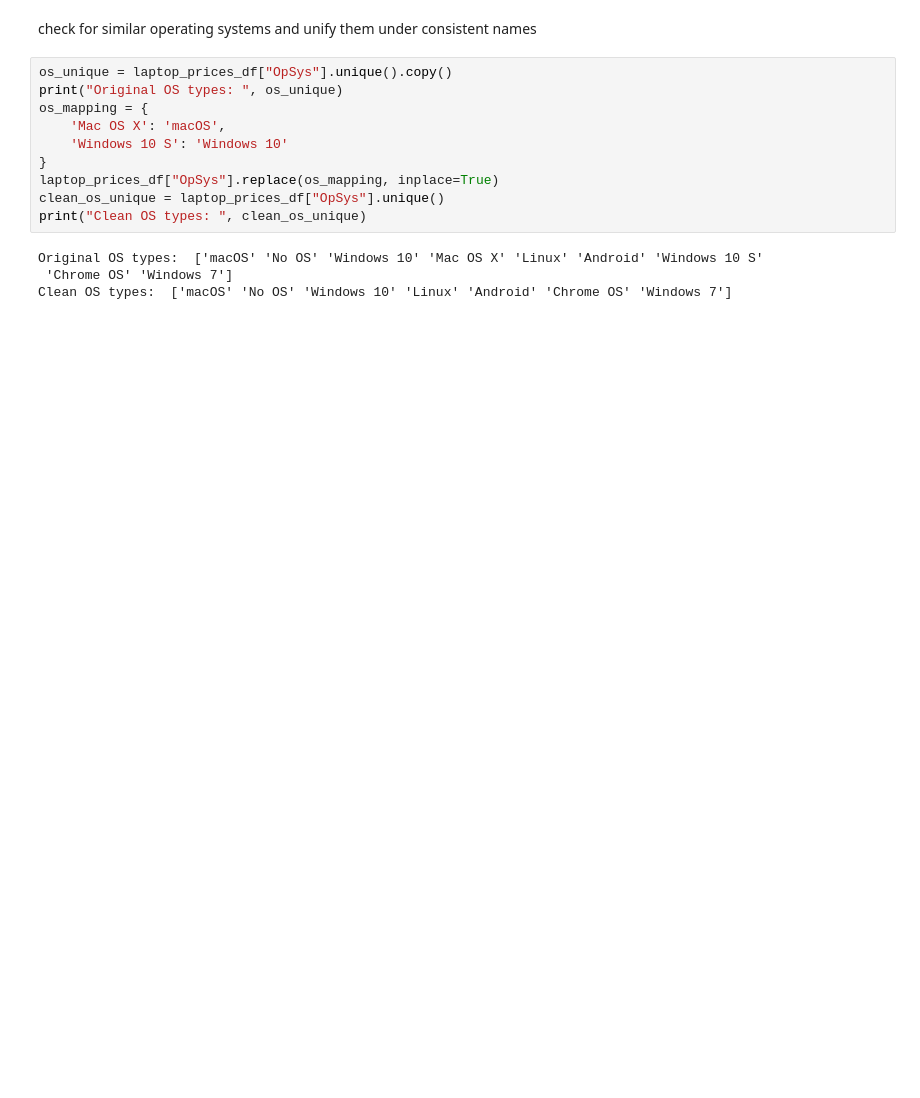
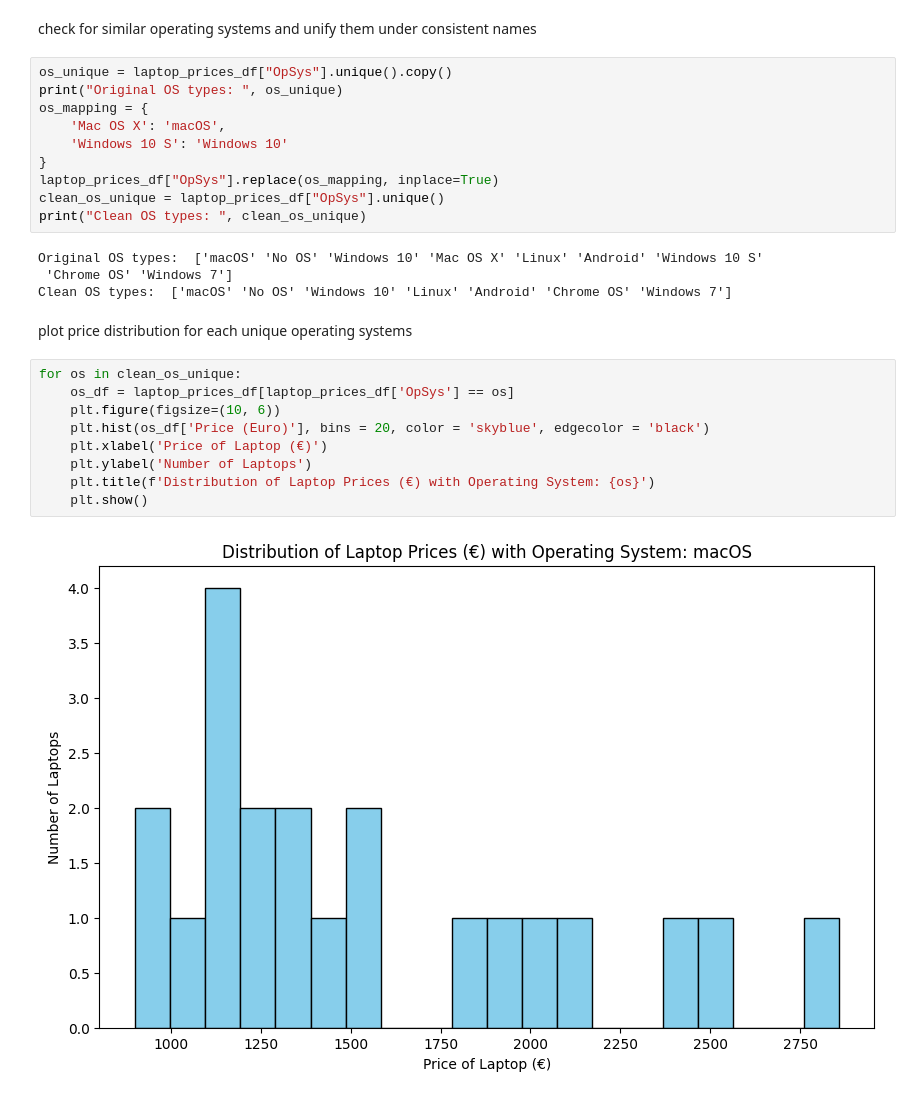
Before and after one commit to mhasid/miniproject1, a Jupyter notebook: prices.ipynb, the cells around one changed output. Saved outputs shown, nothing was run; the diff lists cells and outputs as text; blank space fills up the shorter version.

Commit message:
add plots of price distribution for each unique operating sytem

```diff
--- a/prices.ipynb
+++ b/prices.ipynb
@@ -80,3 +79,16 @@ print("Clean OS types: ", clean_os_unique)
 Original OS types:  ['macOS' 'No OS' 'Windows 10' 'Mac OS X' 'Linux' 'Android' 'Windows 10 S'
  'Chrome OS' 'Windows 7']
 Clean OS types:  ['macOS' 'No OS' 'Windows 10' 'Linux' 'Android' 'Chrome OS' 'Windows 7']
+# %% [markdown]
+plot price distribution for each unique operating systems
+# %%
+for os in clean_os_unique:
+    os_df = laptop_prices_df[laptop_prices_df['OpSys'] == os]
+    plt.figure(figsize=(10, 6))
+    plt.hist(os_df['Price (Euro)'], bins = 20, color = 'skyblue', edgecolor = 'black')
+    plt.xlabel('Price of Laptop (€)')
+    plt.ylabel('Number of Laptops')
+    plt.title(f'Distribution of Laptop Prices (€) with Operating System: {os}')
+    plt.show()
+# %% [output]
+[figure, added]
```
Also changed, not shown: parts of 2 cells of this notebook.
